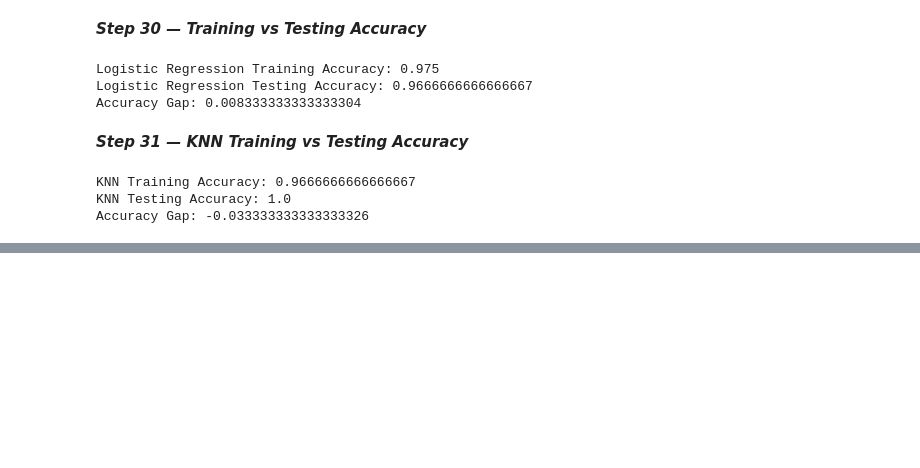
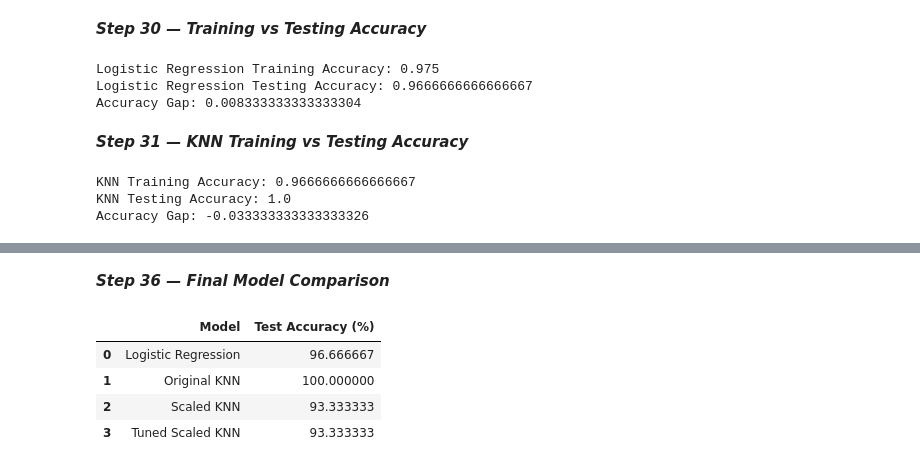
Before and after one commit to RohitSinghAI/OIBSIP, a Jupyter notebook: DataScience-Task1-IrisClassification/Iris_Classification.ipynb, the cells around one changed output, grey strips where cells are left out. Drawn from its saved outputs; the diff is of its cells as text; code cells hidden in the pictures; blank space fills up the shorter version.

Commit message:
Update Task 1 README and model evaluation

```diff
--- a/DataScience-Task1-IrisClassification/Iris_Classification.ipynb
+++ b/DataScience-Task1-IrisClassification/Iris_Classification.ipynb
@@ -500,0 +563,22 @@ Accuracy Gap: -0.033333333333333326
+# %%
+from sklearn.preprocessing import StandardScaler
+from sklearn.pipeline import Pipeline
+from sklearn.neighbors import KNeighborsClassifier
+
+# Create a pipeline with scaling + KNN
+knn_scaled = Pipeline([
+    ("scaler", StandardScaler()),
+    ("knn", KNeighborsClassifier(n_neighbors=5))
+])
+
+# Train the scaled KNN model
+knn_scaled.fit(X_train, y_train)
+
+# Prediction
+y_pred_knn_scaled = knn_scaled.predict(X_test)
+
+# Accuracy
+knn_scaled_accuracy = accuracy_score(y_test, y_pred_knn_scaled)
+
+print("Scaled KNN Accuracy:", knn_scaled_accuracy)
+print("Scaled KNN Accuracy (%):", knn_scaled_accuracy * 100)
@@ -500,0 +628,27 @@ Accuracy Gap: -0.033333333333333326
+# %% [markdown]
+***Step 36 — Final Model Comparison***
+# %%
+# Final Model Comparison
+
+final_comparison = pd.DataFrame({
+    "Model": [
+        "Logistic Regression",
+        "Original KNN",
+        "Scaled KNN",
+        "Tuned Scaled KNN"
+    ],
+    "Test Accuracy (%)": [
+        logistic_test_accuracy * 100,
+        knn_test_accuracy * 100,
+        knn_scaled_accuracy * 100,
+        best_knn_test_accuracy * 100
+    ]
+})
+
+final_comparison
+# %% [output]
+|  | Model | Test Accuracy (%) |
+| 0 | Logistic Regression | 96.666667 |
+| 1 | Original KNN | 100.000000 |
+| 2 | Scaled KNN | 93.333333 |
+| 3 | Tuned Scaled KNN | 93.333333 |
```
Also changed, not shown: parts of 11 cells of this notebook, 1 other file.
